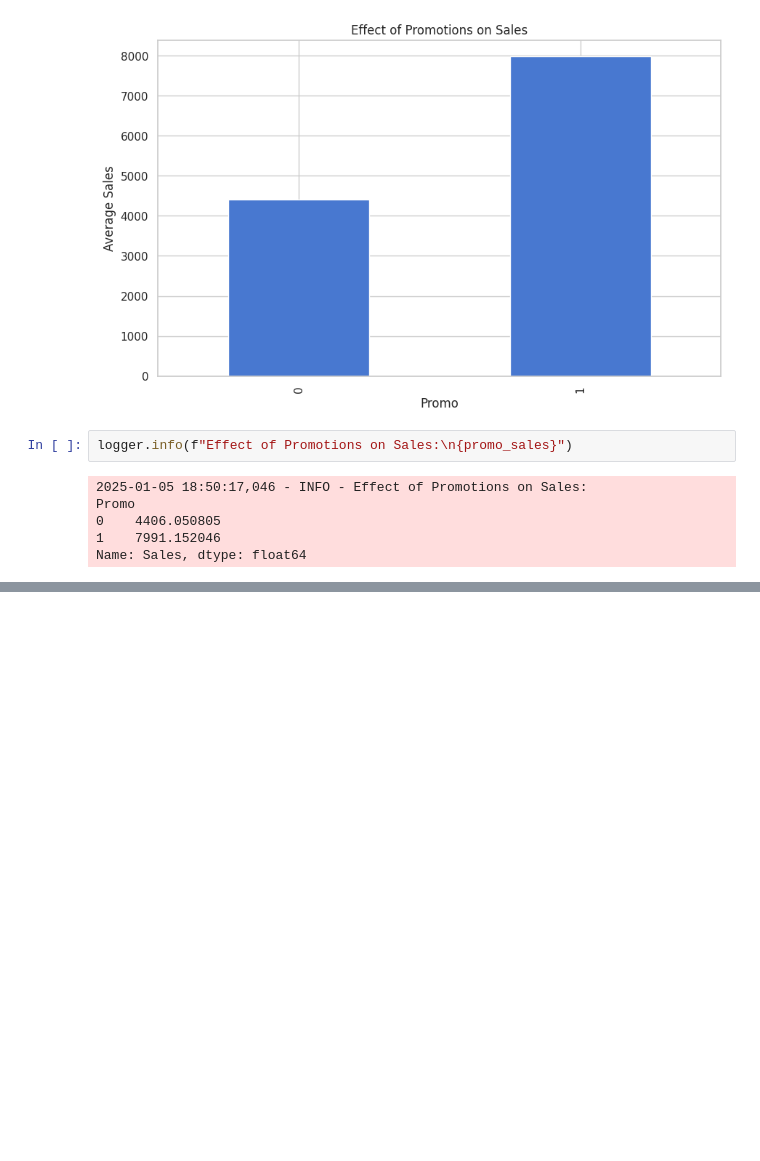
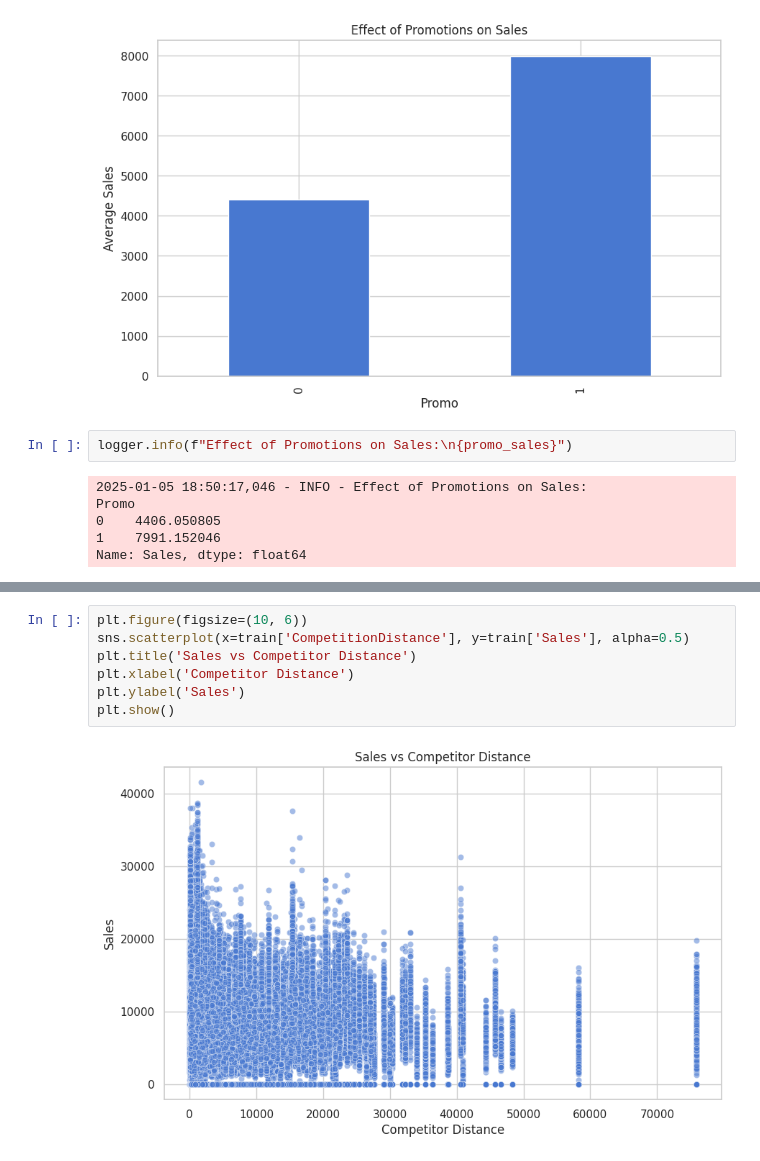
Before and after one commit to SaraFedlu/Sales-Forecasting-Pipeline, a Jupyter notebook: notebooks/eda.ipynb, the cells around one changed output, grey strips where cells are left out. Drawn from its saved outputs; the diff is of its cells as text; blank space fills up the shorter version.

```diff
--- a/notebooks/eda.ipynb
+++ b/notebooks/eda.ipynb
@@ -280,0 +299,9 @@ Name: Sales, dtype: float64
+# %%
+plt.figure(figsize=(10, 6))
+sns.scatterplot(x=train['CompetitionDistance'], y=train['Sales'], alpha=0.5)
+plt.title('Sales vs Competitor Distance')
+plt.xlabel('Competitor Distance')
+plt.ylabel('Sales')
+plt.show()
+# %% [output]
+[figure, added]
```
Also changed, not shown: parts of 4 cells of this notebook, 1 other file.
